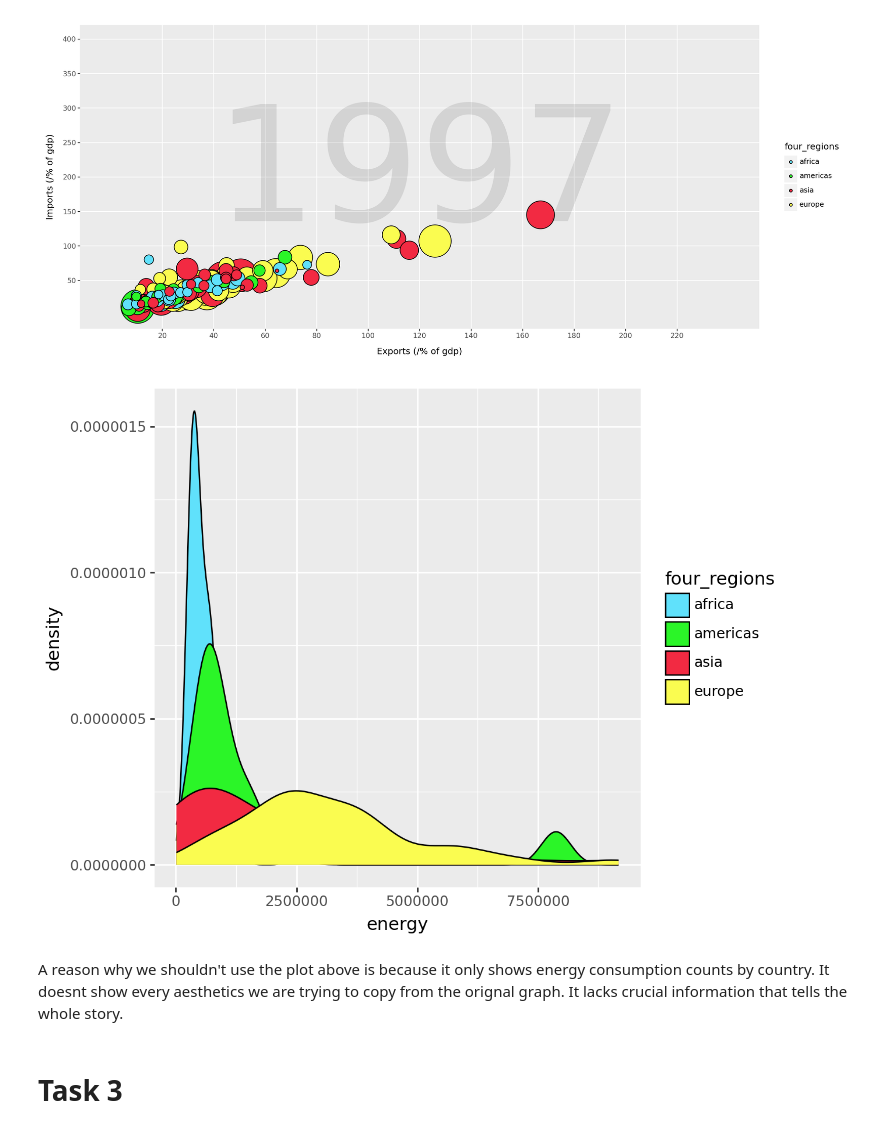
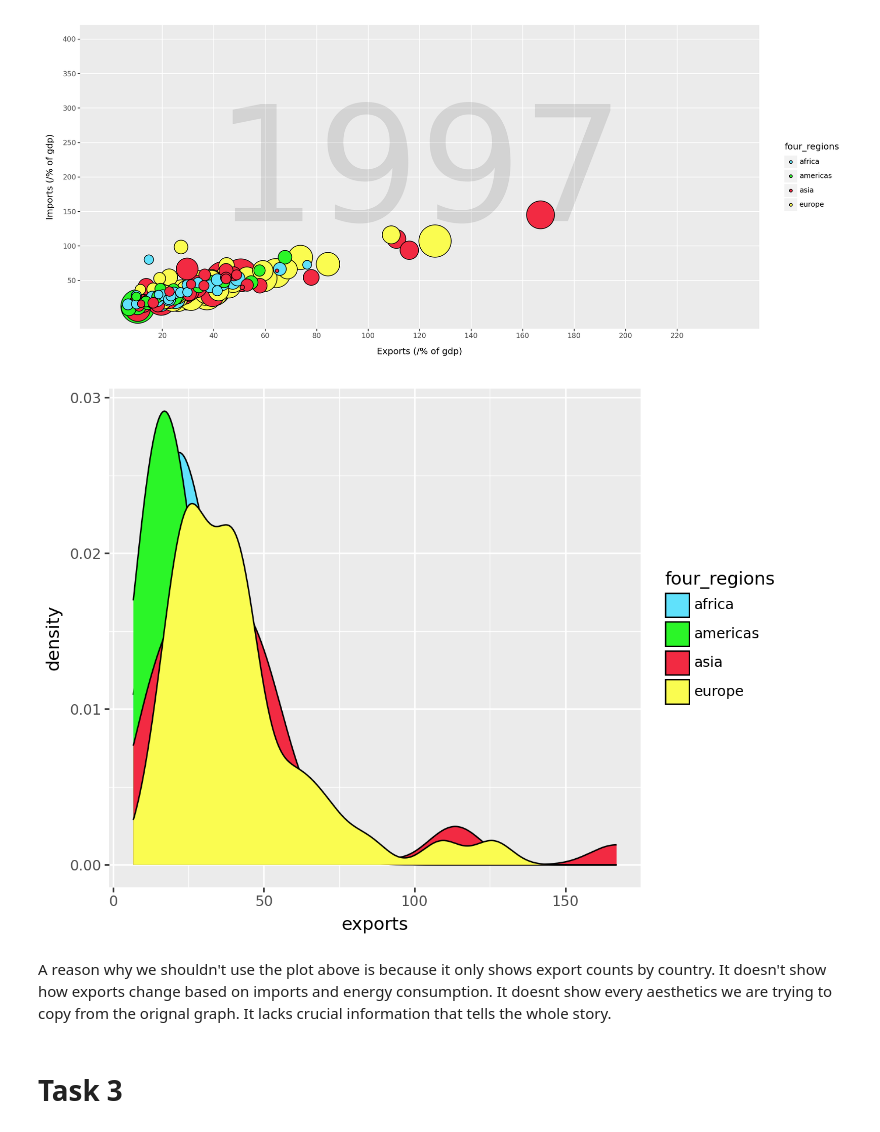
Before and after one commit to emilygoodman11/544msba.actual, a Jupyter notebook: lab1.544.ipynb, the cells around one changed output. Drawn from its saved outputs; the diff is of its cells as text; code cells hidden in the pictures.

```diff
--- a/lab1.544.ipynb
+++ b/lab1.544.ipynb
@@ -145,16 +156,16 @@ See the caveats in the documentation: https://pandas.pydata.org/pandas-docs/stab
 # %%
 (ggplot(data2,
 aes(
-  x = "energy",
+  x = "exports",
   fill = "four_regions"
 ))
 + geom_density()
 + scale_fill_manual(values=colors)
 )
 # %% [output]
-[figure, old version]
+[figure, new version]
 # %% [markdown]
-A reason why we shouldn't use the plot above is because it only shows energy consumption counts by country. It doesnt show every aesthetics we are trying to copy from the orignal graph. It lacks crucial information that tells the whole story.
+A reason why we shouldn't use the plot above is because it only shows export counts by country. It doesn't show how exports change based on imports and energy consumption. It doesnt show every aesthetics we are trying to copy from the orignal graph. It lacks crucial information that tells the whole story.
 # %% [markdown]
 # Task 3
 # %% [markdown]
```
Also changed, not shown: parts of 10 cells of this notebook, 18 other files.
